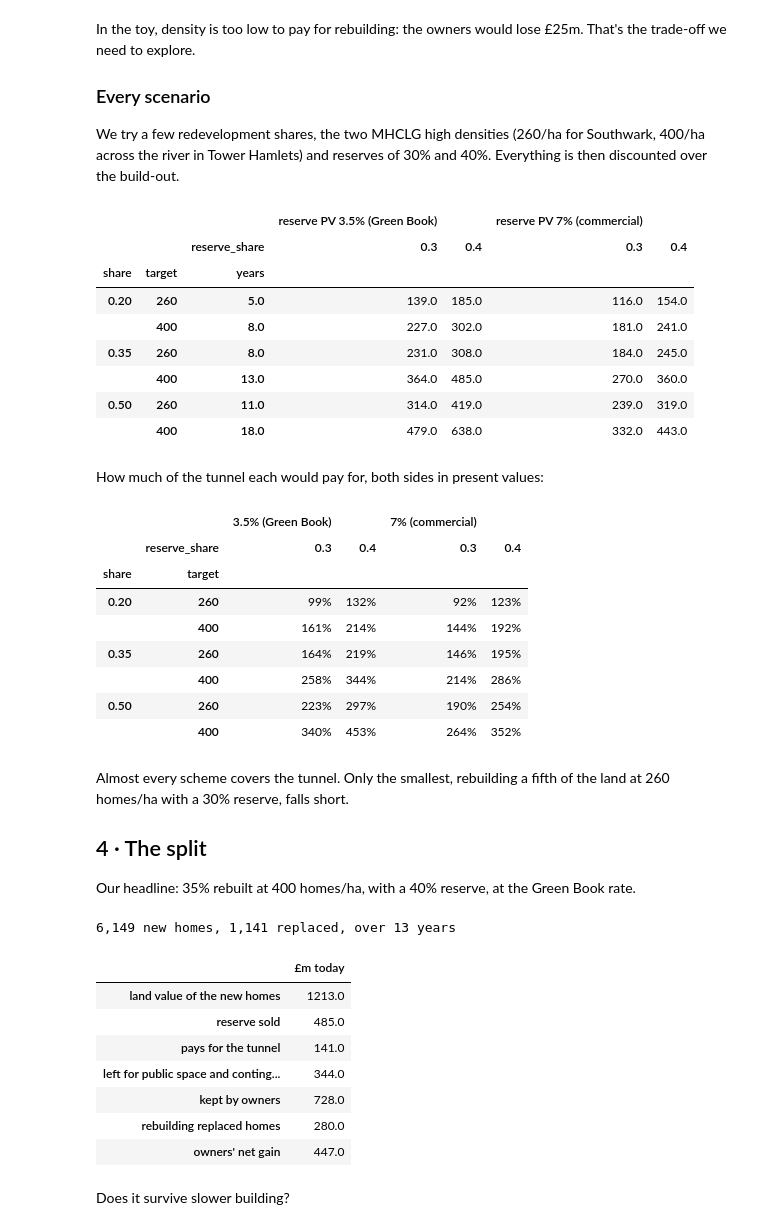
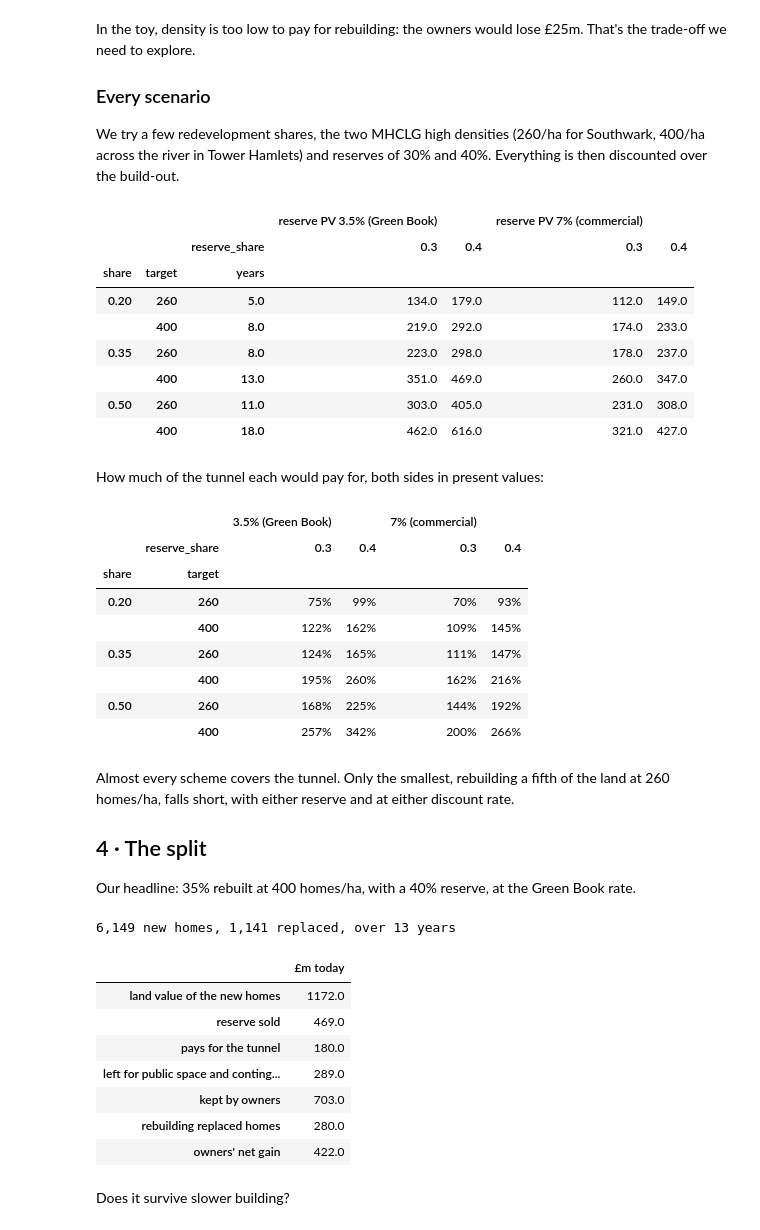
Before and after one commit to HenryDashwood/rotherhithe-to-canary-wharf-tunnel, a Jupyter notebook: nbs/06_viability.ipynb, the cells around one changed output. Cells and saved outputs as stored; diff of their text form; code cells hidden in the pictures.

```diff
--- a/nbs/06_viability.ipynb
+++ b/nbs/06_viability.ipynb
@@ -144,9 +145,7 @@ new_flats = sales.query("district == 'SE16' and new_build == 'Y' and property_ty
 NEW_HOME_PRICE = new_flats.price.median()
 ha = (area.area / 1e4).set_axis(area.OA21CD)
 pct = oa_uplift.set_index("OA21CD").reindex(ha.index)
-premium = {
-    k: float((pct[f"uplift_pct_{k}"] * ha).sum() / ha[pct[f"uplift_pct_{k}"].notna()].sum())
-    for k in ("Central", "High")
-}
-f"£{NEW_HOME_PRICE:,.0f} new-build flat (n={len(new_flats)}), premium {premium['Central']:.1%} central, {premium['High']:.1%} high"
+high = pct.uplift_pct_High
+premium = {"none": 0.0, "high": float((high * ha).sum() / ha[high.notna()].sum())}
+f"£{NEW_HOME_PRICE:,.0f} new-build flat (n={len(new_flats)}), high-case premium {premium['high']:.1%}"
 # %% [output]
@@ -190,36 +189,36 @@ Tower Hamlets) and reserves of 30% and 40%. Everything is then discounted over t
 # %%
 SHARES, TARGETS, RESERVES = [0.20, 0.35, 0.50], [260, 400], [0.30, 0.40]
 rows = []
 for share, target, case, reserve in itertools.product(SHARES, TARGETS, premium, RESERVES):
     s = scenario(share, target, LAND_PER_HOME + premium[case] * NEW_HOME_PRICE, reserve)
     row = {
         "share": share,
         "target": target,
         "premium": case,
         "reserve_share": reserve,
         "years": np.ceil(s["new"] / DELIVERY_PER_YEAR),
     }
     row |= {k: v / 1e6 if k in ("land", "reserve", "rebuild", "owners") else v for k, v in s.items()}
     for rate, r in RATES.items():
         f = build_out_factor(s["new"], r)
         row |= {f"{k} PV {rate}": row[k] * f for k in ("land", "reserve", "rebuild", "owners")}
     rows.append(row)
 scen = pd.DataFrame(rows)
 scen.to_csv(DERIVED / "development_scenarios.csv", index=False)
-central = scen[scen.premium == "Central"]
+central = scen[scen.premium == "none"]
 central.pivot_table(
     index=["share", "target", "years"], columns="reserve_share", values=[f"reserve PV {r}" for r in RATES]
 ).round(0)
 # %% [output]
 |  |  |  | reserve PV 3.5% (Green Book) |  | reserve PV 7% (commercial) |  |
 |  |  | reserve_share | 0.3 | 0.4 | 0.3 | 0.4 |
 | share | target | years |  |  |  |  |
-| 0.20 | 260 | 5.0 | 139.0 | 185.0 | 116.0 | 154.0 |
-|  | 400 | 8.0 | 227.0 | 302.0 | 181.0 | 241.0 |
-| 0.35 | 260 | 8.0 | 231.0 | 308.0 | 184.0 | 245.0 |
-|  | 400 | 13.0 | 364.0 | 485.0 | 270.0 | 360.0 |
-| 0.50 | 260 | 11.0 | 314.0 | 419.0 | 239.0 | 319.0 |
-|  | 400 | 18.0 | 479.0 | 638.0 | 332.0 | 443.0 |
+| 0.20 | 260 | 5.0 | 134.0 | 179.0 | 112.0 | 149.0 |
+|  | 400 | 8.0 | 219.0 | 292.0 | 174.0 | 233.0 |
+| 0.35 | 260 | 8.0 | 223.0 | 298.0 | 178.0 | 237.0 |
+|  | 400 | 13.0 | 351.0 | 469.0 | 260.0 | 347.0 |
+| 0.50 | 260 | 11.0 | 303.0 | 405.0 | 231.0 | 308.0 |
+|  | 400 | 18.0 | 462.0 | 616.0 | 321.0 | 427.0 |
 # %% [markdown]
 How much of the tunnel each would pay for, both sides in present values:
 # %%
@@ -231,15 +230,15 @@ pd.concat(
 |  |  | 3.5% (Green Book) |  | 7% (commercial) |  |
 |  | reserve_share | 0.3 | 0.4 | 0.3 | 0.4 |
 | share | target |  |  |  |  |
-| 0.20 | 260 | 99% | 132% | 92% | 123% |
-|  | 400 | 161% | 214% | 144% | 192% |
-| 0.35 | 260 | 164% | 219% | 146% | 195% |
-|  | 400 | 258% | 344% | 214% | 286% |
-| 0.50 | 260 | 223% | 297% | 190% | 254% |
-|  | 400 | 340% | 453% | 264% | 352% |
+| 0.20 | 260 | 75% | 99% | 70% | 93% |
+|  | 400 | 122% | 162% | 109% | 145% |
+| 0.35 | 260 | 124% | 165% | 111% | 147% |
+|  | 400 | 195% | 260% | 162% | 216% |
+| 0.50 | 260 | 168% | 225% | 144% | 192% |
+|  | 400 | 257% | 342% | 200% | 266% |
 # %% [markdown]
-Almost every scheme covers the tunnel. Only the smallest, rebuilding a fifth of the land at 260 homes/ha with a 30%
-reserve, falls short.
+Almost every scheme covers the tunnel. Only the smallest, rebuilding a fifth of the land at 260 homes/ha, falls short,
+with either reserve and at either discount rate.
 
 ## 4 · The split
 
@@ -262,13 +261,13 @@ pd.Series({
 # %% [output]
 6,149 new homes, 1,141 replaced, over 13 years
 |  | £m today |
-| land value of the new homes | 1213.0 |
-| reserve sold | 485.0 |
-| pays for the tunnel | 141.0 |
-| left for public space and conting... | 344.0 |
-| kept by owners | 728.0 |
+| land value of the new homes | 1172.0 |
+| reserve sold | 469.0 |
+| pays for the tunnel | 180.0 |
+| left for public space and conting... | 289.0 |
+| kept by owners | 703.0 |
 | rebuilding replaced homes | 280.0 |
-| owners' net gain | 447.0 |
+| owners' net gain | 422.0 |
 # %% [markdown]
 Does it survive slower building?
 # %%
```
Also changed, not shown: parts of 8 cells of this notebook, 6 other files.
